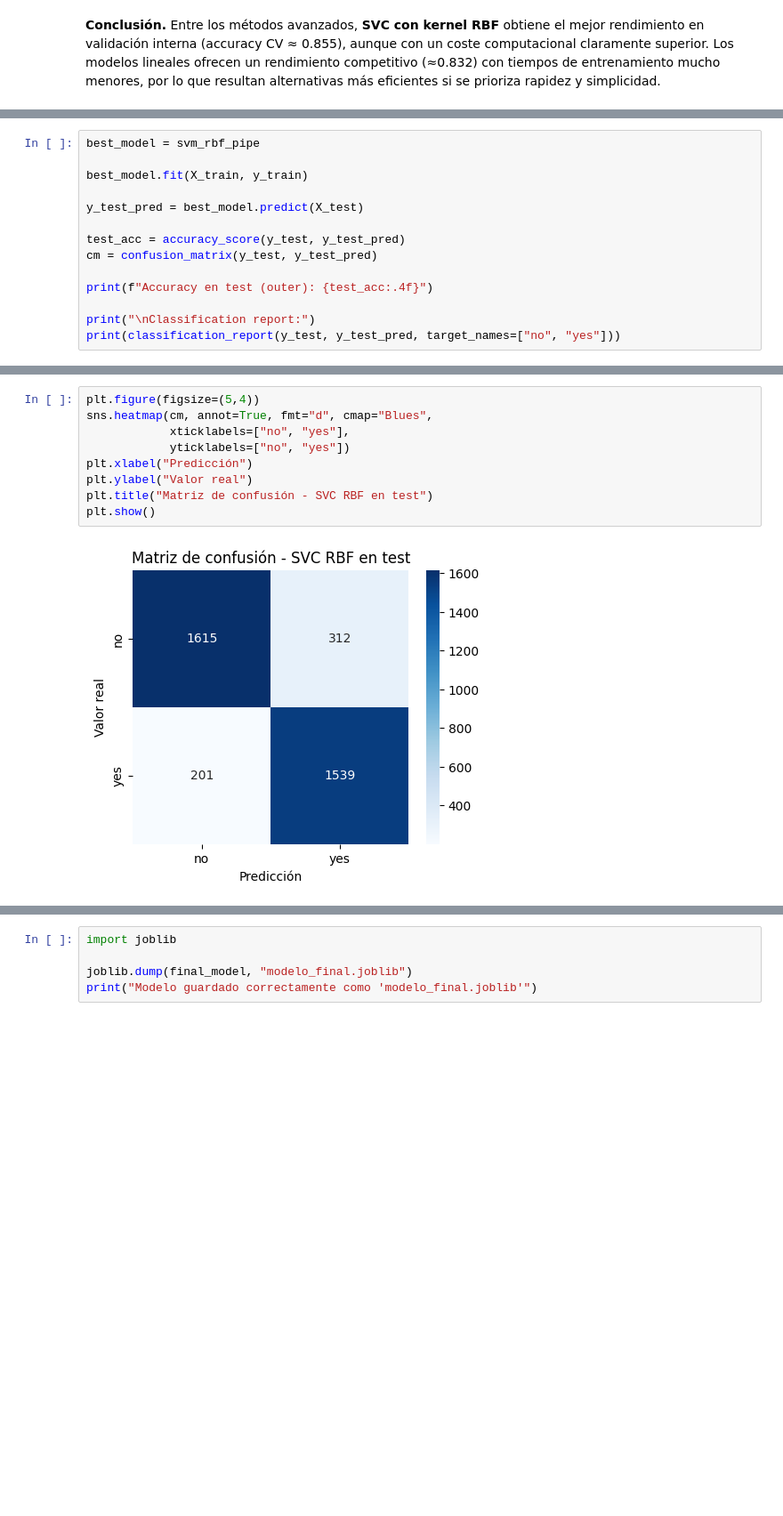
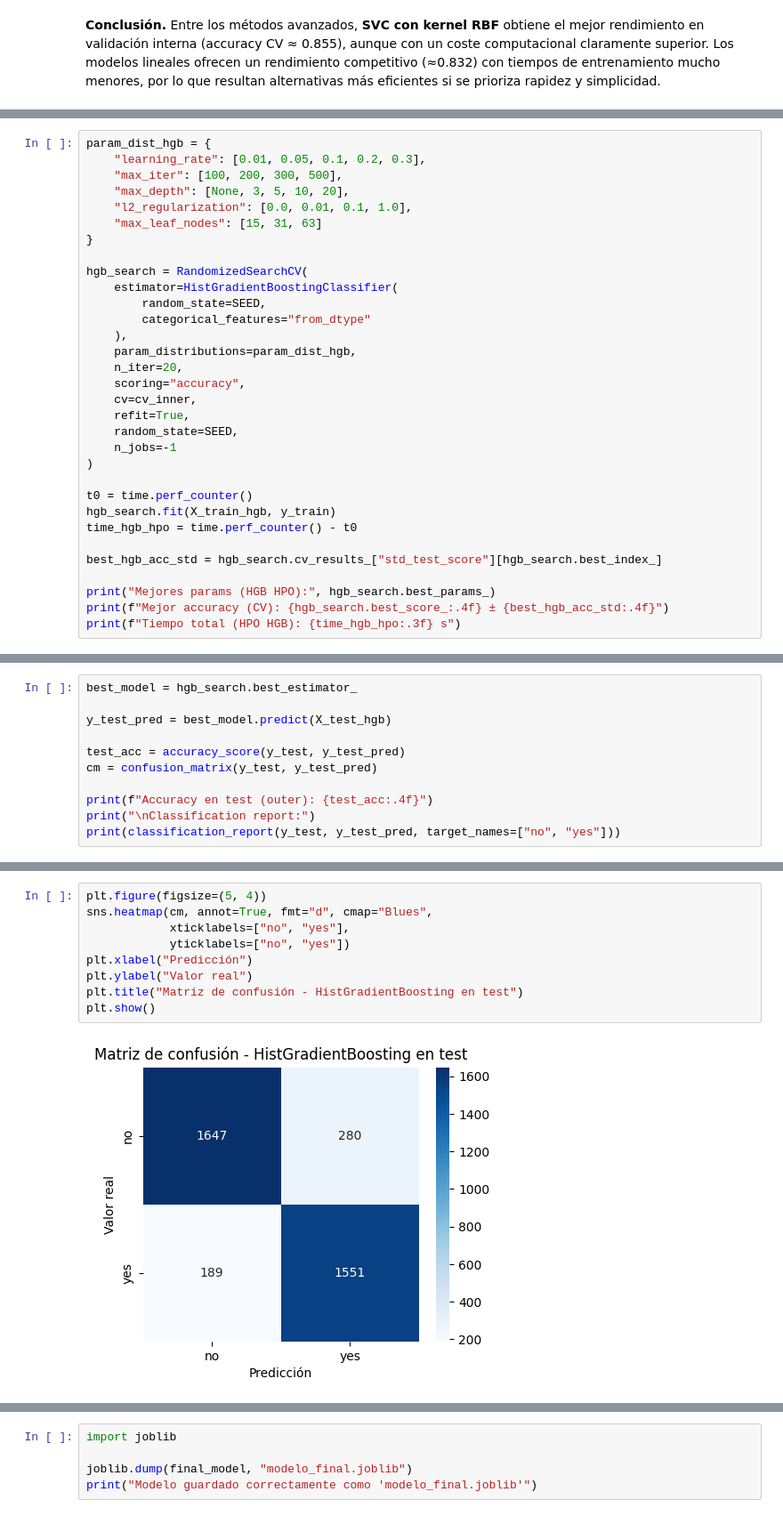
Before and after one commit to DiegoVa6/Grupo05_Practica1, a Jupyter notebook: exercise.ipynb, the cells around one changed output, grey strips where cells are left out. Shown at 89% size. Saved outputs shown, nothing was run; the diff lists cells and outputs as text; blank space fills up the shorter version.

Commit message:
Added extra models RF and GBoost, changed final model, therefore predicciones.csv

```diff
--- a/exercise.ipynb
+++ b/exercise.ipynb
@@ -1546,0 +1752,32 @@ advanced_summary
+# %%
+param_dist_hgb = {
+    "learning_rate": [0.01, 0.05, 0.1, 0.2, 0.3],
+    "max_iter": [100, 200, 300, 500],
+    "max_depth": [None, 3, 5, 10, 20],
+    "l2_regularization": [0.0, 0.01, 0.1, 1.0],
+    "max_leaf_nodes": [15, 31, 63]
+}
+
+hgb_search = RandomizedSearchCV(
+    estimator=HistGradientBoostingClassifier(
+        random_state=SEED,
+        categorical_features="from_dtype"
+    ),
+    param_distributions=param_dist_hgb,
+    n_iter=20,
+    scoring="accuracy",
+    cv=cv_inner,
+    refit=True,
+    random_state=SEED,
+    n_jobs=-1
+)
+
+t0 = time.perf_counter()
+hgb_search.fit(X_train_hgb, y_train)
+time_hgb_hpo = time.perf_counter() - t0
+
+best_hgb_acc_std = hgb_search.cv_results_["std_test_score"][hgb_search.best_index_]
+
+print("Mejores params (HGB HPO):", hgb_search.best_params_)
+print(f"Mejor accuracy (CV): {hgb_search.best_score_:.4f} ± {best_hgb_acc_std:.4f}")
+print(f"Tiempo total (HPO HGB): {time_hgb_hpo:.3f} s")
@@ -1610,17 +1920,14 @@ global_summary
 
 Una vez seleccionada la mejor alternativa mediante la evaluación inner, estimo su rendimiento futuro usando el conjunto de test reservado en la partición holdout. Además de la métrica principal (`accuracy`), incluyo la matriz de confusión para analizar el tipo de errores cometidos por el modelo.
 # %%
-best_model = svm_rbf_pipe
+best_model = hgb_search.best_estimator_
 
-best_model.fit(X_train, y_train)
-
-y_test_pred = best_model.predict(X_test)
+y_test_pred = best_model.predict(X_test_hgb)
 
 test_acc = accuracy_score(y_test, y_test_pred)
 cm = confusion_matrix(y_test, y_test_pred)
 
 print(f"Accuracy en test (outer): {test_acc:.4f}")
-
 print("\nClassification report:")
 print(classification_report(y_test, y_test_pred, target_names=["no", "yes"]))
 # %% [output]
@@ -1638,12 +1945,12 @@ weighted avg       0.86      0.86      0.86      3667
 # %%
-plt.figure(figsize=(5,4))
+plt.figure(figsize=(5, 4))
 sns.heatmap(cm, annot=True, fmt="d", cmap="Blues",
             xticklabels=["no", "yes"],
             yticklabels=["no", "yes"])
 plt.xlabel("Predicción")
 plt.ylabel("Valor real")
-plt.title("Matriz de confusión - SVC RBF en test")
+plt.title("Matriz de confusión - HistGradientBoosting en test")
 plt.show()
 # %% [output]
-[figure, old version]
+[figure, new version]
 # %% [markdown]
```
Also changed, not shown: parts of 44 cells of this notebook, 3 other files.
